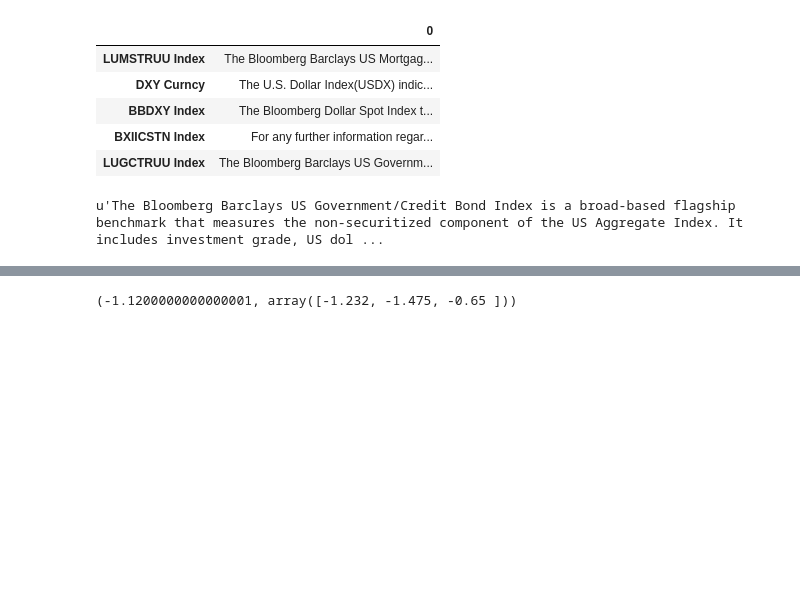
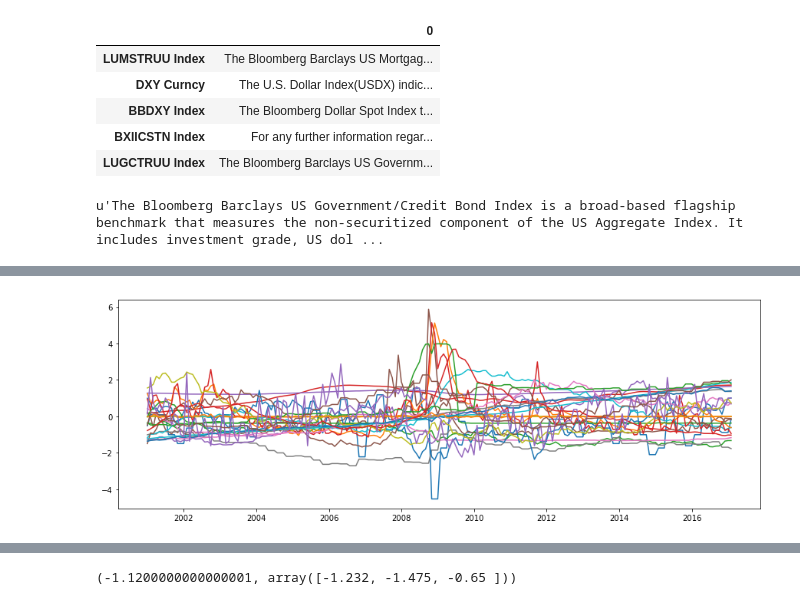
Before and after one commit to wipadawanna/Sector-Analysis, a Jupyter notebook: Luke_working_space/Financial Sector data addition.ipynb, the cells around one changed output, grey strips where cells are left out. Drawn from its saved outputs; the diff is of its cells as text; code cells hidden in the pictures; blank space fills up the shorter version.

```diff
--- a/Luke_working_space/Financial Sector data addition.ipynb
+++ b/Luke_working_space/Financial Sector data addition.ipynb
@@ -49,13 +54,13 @@ u'The Bloomberg Barclays US Government/Credit Bond Index is a broad-based flagsh
 fin_sector_df = pd.read_excel(benchmark_dir_str+'financial_sector_data.xlsx',1)
 fin_sector_df.index = fin_sector_df.iloc[:,0].values
 MBS = fin_sector_df.loc[:,['LUMSTRUU Index']]
-# USD = fin_sector_df.loc[:,['DXY Curncy']]
-BBUSD = fin_sector_df.loc[:,['BBDXY Index']]
+USD = fin_sector_df.loc[:,['DXY Curncy']]
+# BBUSD = fin_sector_df.loc[:,['BBDXY Index']]
 MTWO = fin_sector_df.loc[:,['M2 Index']]
 CAPE = fin_sector_df.loc[:,['BXIICSTN Index']]
 CREDIT = fin_sector_df.loc[:,['LUGCTRUU Index']]
 
-for var_name in ['MBS','BBUSD','MTWO','CAPE','CREDIT']:
+for var_name in ['MBS','USD','MTWO','CAPE','CREDIT']:
     exec(var_name+"="+var_name+".dropna()")
-    exec(var_name+'=pd.DataFrame(preprocessing.scale('+var_name+
-          "),index="+var_name+".index, columns ="+var_name+".columns)")
+    exec(var_name+'=pd.DataFrame('+var_name+
+          ",index="+var_name+".index, columns ="+var_name+".columns)")
@@ -62,2 +81,3 @@ for var_name in ['MBS','BBUSD','MTWO','CAPE','CREDIT']:
 # %%
-fin_x = pd.concat([x,MBS,BBUSD,MTWO,CAPE,CREDIT],1).resample("M").last().dropna()
+fin_x = pd.concat([x,MBS,USD,MTWO,CREDIT],1).resample("M").last().dropna()
+fin_x.index.max()
@@ -72,4 +116,4 @@ for sector_csv in sector_csv_list:
 # %%
-fin_x = pd.concat([fin_x,ASSET_INTEREST,INSURED_CLAIMS,JOB_FINANCE,LOAN_COMM_INDUS],1).resample("M").last().dropna()
+fin_x = pd.concat([fin_x,spx_ind_ret,ASSET_INTEREST,INSURED_CLAIMS,JOB_FINANCE,LOAN_COMM_INDUS],1).resample("M").last().dropna()
 # %%
 fin_x,y = model_data(fin_x,y)
@@ -75,0 +154,6 @@ fin_x,y = model_data(fin_x,y)
+# %%
+plt.figure(figsize = (15,5))
+plt.plot(fin_x)
+plt.show()
+# %% [output]
+[figure, added]
```
Also changed, not shown: parts of 17 cells of this notebook, 9 other files.
